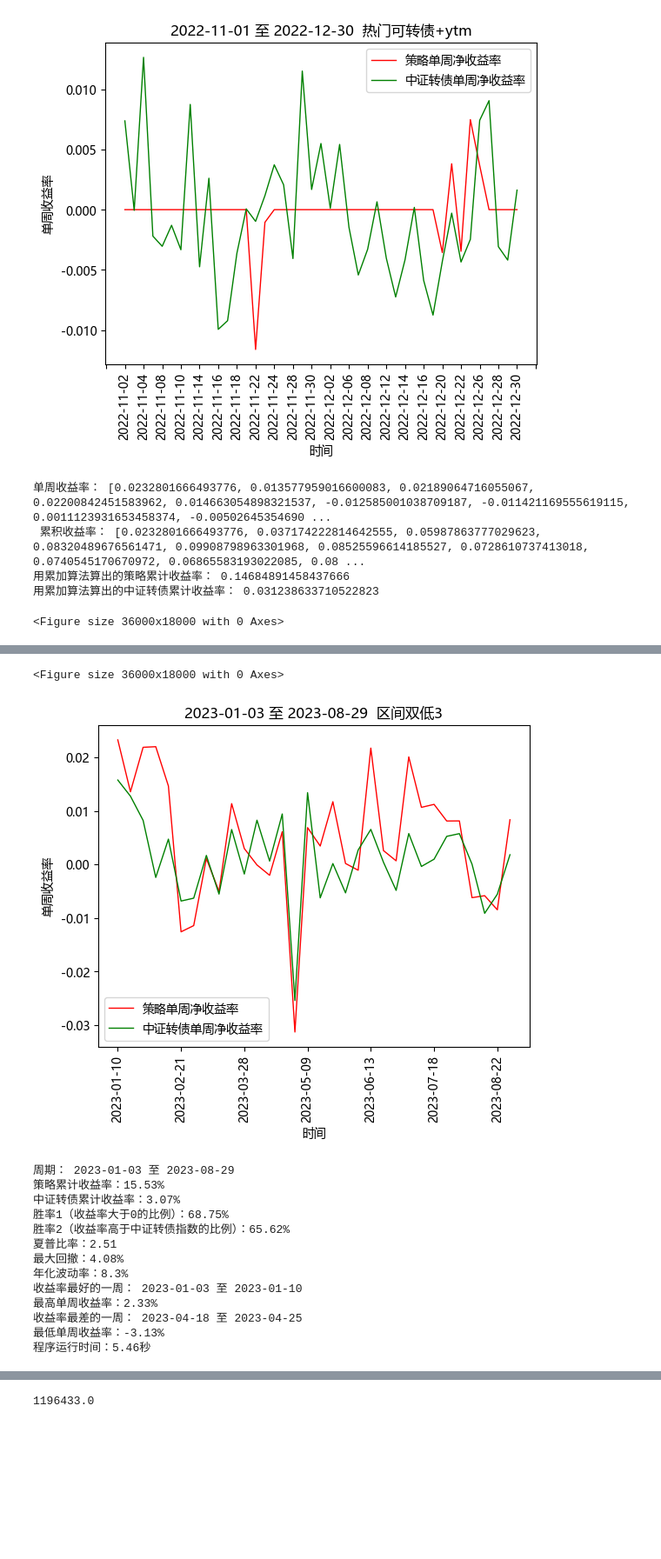
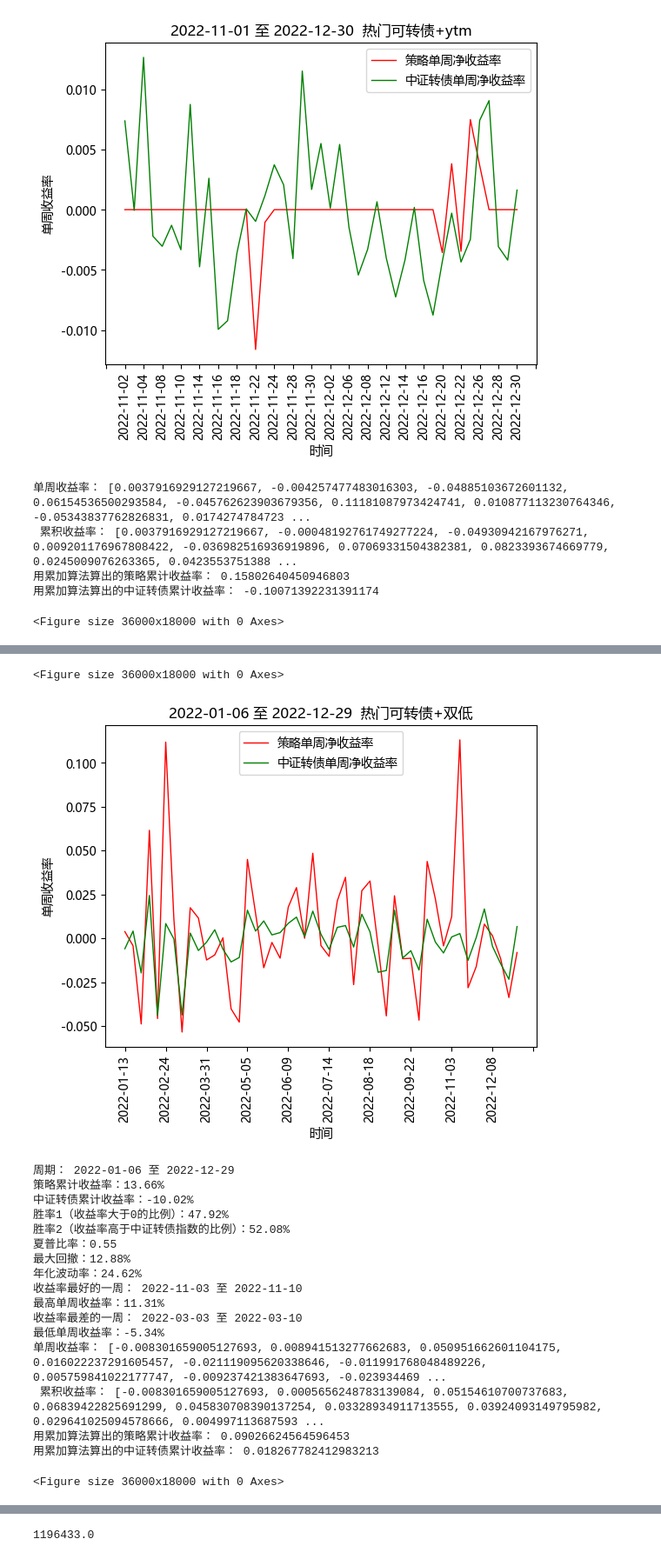
Before and after one commit to Big-ZhangCG/DB_FROM_20230811, a Jupyter notebook: mywork_ByZCG/backtest.ipynb, the cells around one changed output, grey strips where cells are left out. Shown at 87% size. Cells and saved outputs as stored; diff of their text form; code cells hidden in the pictures; blank space fills up the shorter version.

```diff
--- a/mywork_ByZCG/backtest.ipynb
+++ b/mywork_ByZCG/backtest.ipynb
@@ -415,8 +419,14 @@ test_day_list = [('2021-07-01','2021-12-31'),('2022-01-01','2022-06-30'),('2022-
 start_time = time.time()
 
 # 回测单个策略（这样速度更快）
-names_and_which_day = [('区间双低3（全量数据DTBS，用于回测）.xlsx','tue')]
-test_day_list = [('2023-01-01','2023-08-29')]
+names_and_which_day = [#('低价小市值5（全量数据DTBS，用于回测）.xlsx', 'thu'),
+                       #('高ytm（全量数据DTBS，用于回测）.xlsx', 'thu'),
+                       #('区间双低3（全量数据DTBS，用于回测）.xlsx', 'thu'),
+                       #('双低5（全量数据DTBS，用于回测）.xlsx', 'thu'),
+                       #('小市值3双低5（全量数据DTBS，用于回测）.xlsx', 'thu'),
+                       ('热门可转债+双低（全量数据DTBS，用于回测）.xlsx', 'thu')
+                      ]
+test_day_list = [('2022-01-01','2022-12-31'),('2023-01-01','2023-08-31')]
 
 
 for start_day,end_day in test_day_list:
@@ -444,8 +454,8 @@ run_time = end_time - start_time
 # 输出运行时间
 print(f"程序运行时间：{run_time:.2f}秒")
 # %% [output]
-单周收益率： [0.0232801666493776, 0.013577959016600083, 0.02189064716055067, 0.02200842451583962, 0.014663054898321537, -0.012585001038709187, -0.011421169555619115, 0.0011123931653458374, -0.00502645354690 ...
- 累积收益率： [0.0232801666493776, 0.037174222814642555, 0.05987863777029623, 0.08320489676561471, 0.09908798963301968, 0.08525596614185527, 0.0728610737413018, 0.0740545170670972, 0.06865583193022085, 0.08 ...
-用累加算法算出的策略累计收益率： 0.14684891458437666
-用累加算法算出的中证转债累计收益率： 0.031238633710522823
+单周收益率： [0.0037916929127219667, -0.004257477483016303, -0.04885103672601132, 0.06154536500293584, -0.045762623903679356, 0.11181087973424741, 0.010877113230764346, -0.05343837762826831, 0.0174274784723 ...
+ 累积收益率： [0.0037916929127219667, -0.00048192761749277224, -0.04930942167976271, 0.009201176967808422, -0.036982516936919896, 0.07069331504382381, 0.0823393674669779, 0.0245009076263365, 0.0423553751388 ...
+用累加算法算出的策略累计收益率： 0.15802640450946803
+用累加算法算出的中证转债累计收益率： -0.10071392231391174
 <Figure size 36000x18000 with 0 Axes>
@@ -453,15 +463,19 @@ print(f"程序运行时间：{run_time:.2f}秒")
 <Figure size 36000x18000 with 0 Axes>
-[figure, old version]
+[figure, new version]
-周期： 2023-01-03 至 2023-08-29
-策略累计收益率：15.53%
-中证转债累计收益率：3.07%
-胜率1（收益率大于0的比例）：68.75%
-胜率2（收益率高于中证转债指数的比例）：65.62%
-夏普比率：2.51
-最大回撤：4.08%
-年化波动率：8.3%
-收益率最好的一周： 2023-01-03 至 2023-01-10
-最高单周收益率：2.33%
-收益率最差的一周： 2023-04-18 至 2023-04-25
-最低单周收益率：-3.13%
-程序运行时间：5.46秒
+周期： 2022-01-06 至 2022-12-29
+策略累计收益率：13.66%
+中证转债累计收益率：-10.02%
+胜率1（收益率大于0的比例）：47.92%
+胜率2（收益率高于中证转债指数的比例）：52.08%
+夏普比率：0.55
+最大回撤：12.88%
+年化波动率：24.62%
+收益率最好的一周： 2022-11-03 至 2022-11-10
+最高单周收益率：11.31%
+收益率最差的一周： 2022-03-03 至 2022-03-10
+最低单周收益率：-5.34%
+单周收益率： [-0.008301659005127693, 0.008941513277662683, 0.050951662601104175, 0.016022237291605457, -0.021119095620338646, -0.011991768048489226, 0.005759841022177747, -0.009237421383647693, -0.023934469 ...
+ 累积收益率： [-0.008301659005127693, 0.0005656248783139084, 0.05154610700737683, 0.06839422825691299, 0.045830708390137254, 0.03328934911713555, 0.03924093149795982, 0.029641025094578666, 0.004997113687593 ...
+用累加算法算出的策略累计收益率： 0.09026624564596453
+用累加算法算出的中证转债累计收益率： 0.018267782412983213
+<Figure size 36000x18000 with 0 Axes>
```
Also changed, not shown: parts of 3 cells of this notebook, 24 other files.
